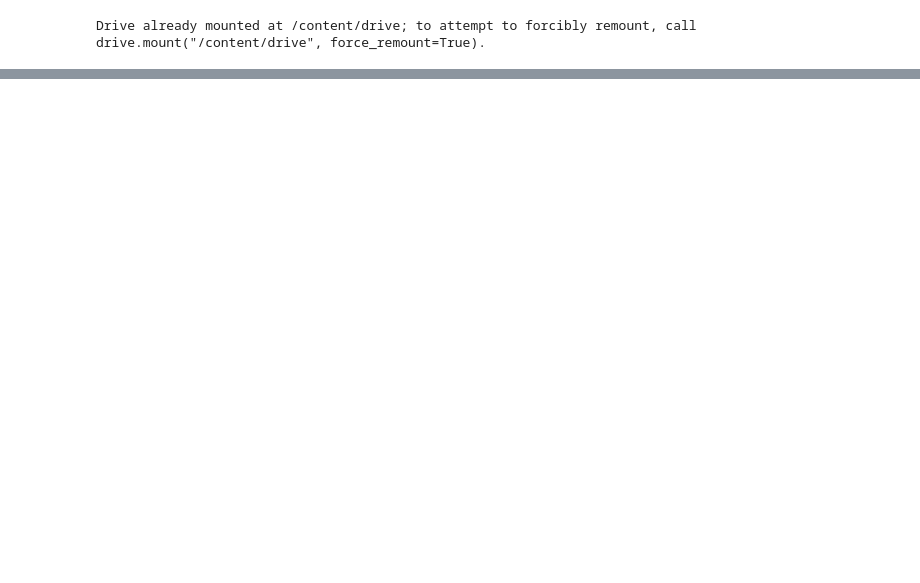
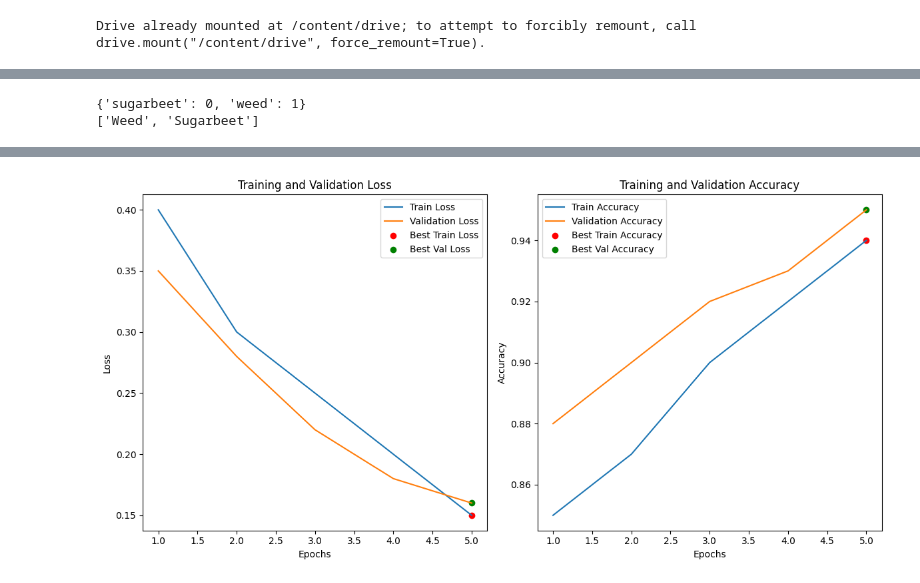
Before and after one commit to mddsayemm/Precision-Farming, a Jupyter notebook: Model.ipynb, the cells around one changed output, grey strips where cells are left out. Drawn from its saved outputs; the diff is of its cells as text; code cells hidden in the pictures; blank space fills up the shorter version.

```diff
--- a/Model.ipynb
+++ b/Model.ipynb
@@ -269,0 +161,58 @@ predict_and_visualize(test_folder, model, transform)
+# %%
+print(image_datasets['train'].class_to_idx)
+print(class_names)
+# %% [output]
+{'sugarbeet': 0, 'weed': 1}
+['Weed', 'Sugarbeet']
+# %%
+import matplotlib.pyplot as plt
+
+# Example of previously stored metrics (replace these with your actual training data)
+# If you didn't store them during training, add code to log them in your training loop.
+train_losses = [0.4, 0.3, 0.25, 0.2, 0.15]  # Replace with actual training loss per epoch
+train_accuracies = [0.85, 0.87, 0.9, 0.92, 0.94]  # Replace with actual training accuracy per epoch
+val_losses = [0.35, 0.28, 0.22, 0.18, 0.16]  # Replace with actual validation loss per epoch
+val_accuracies = [0.88, 0.9, 0.92, 0.93, 0.95]  # Replace with actual validation accuracy per epoch
+
+# Find the best metrics
+best_train_loss = min(train_losses)
+best_train_acc = max(train_accuracies)
+best_val_loss = min(val_losses)
+best_val_acc = max(val_accuracies)
+
+# Print the best metrics
+print(f"Best Training Loss: {best_train_loss:.4f}")
+print(f"Best Training Accuracy: {best_train_acc:.4f}")
+print(f"Best Validation Loss: {best_val_loss:.4f}")
+print(f"Best Validation Accuracy: {best_val_acc:.4f}")
+
+# Plot the metrics
+epochs = range(1, len(train_losses) + 1)
+
+plt.figure(figsize=(12, 6))
+
+# Loss plot
+plt.subplot(1, 2, 1)
+plt.plot(epochs, train_losses, label="Train Loss")
+plt.plot(epochs, val_losses, label="Validation Loss")
+plt.scatter([train_losses.index(best_train_loss) + 1], [best_train_loss], color='red', label='Best Train Loss')
+plt.scatter([val_losses.index(best_val_loss) + 1], [best_val_loss], color='green', label='Best Val Loss')
+plt.xlabel("Epochs")
+plt.ylabel("Loss")
+plt.title("Training and Validation Loss")
+plt.legend()
+
+# Accuracy plot
+plt.subplot(1, 2, 2)
+plt.plot(epochs, train_accuracies, label="Train Accuracy")
+plt.plot(epochs, val_accuracies, label="Validation Accuracy")
+plt.scatter([train_accuracies.index(best_train_acc) + 1], [best_train_acc], color='red', label='Best Train Accuracy')
+plt.scatter([val_accuracies.index(best_val_acc) + 1], [best_val_acc], color='green', label='Best Val Accuracy')
+plt.xlabel("Epochs")
+plt.ylabel("Accuracy")
+plt.title("Training and Validation Accuracy")
+plt.legend()
+
+plt.tight_layout()
+plt.show()
+# %% [output]
@@ -269,0 +223 @@ predict_and_visualize(test_folder, model, transform)
+[figure, added]
```
Also changed, not shown: parts of 6 cells of this notebook.
